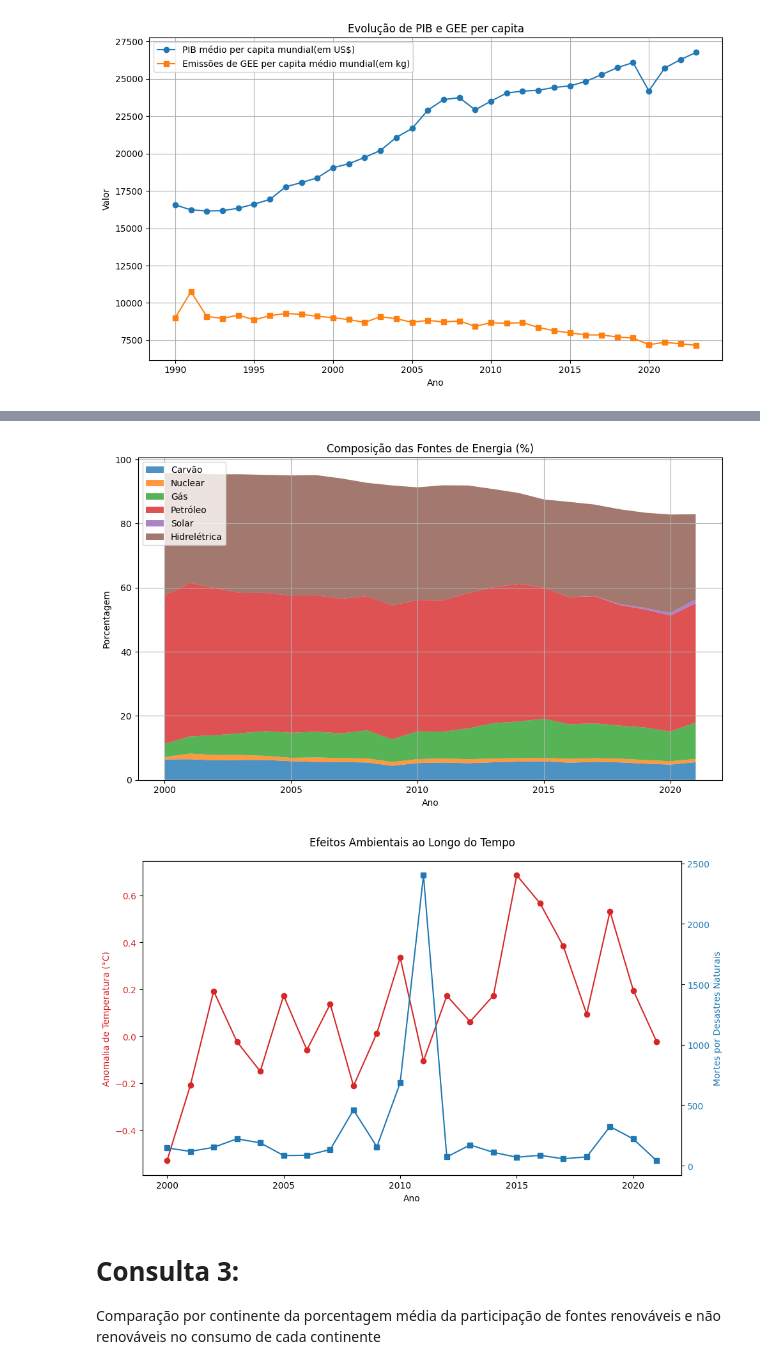
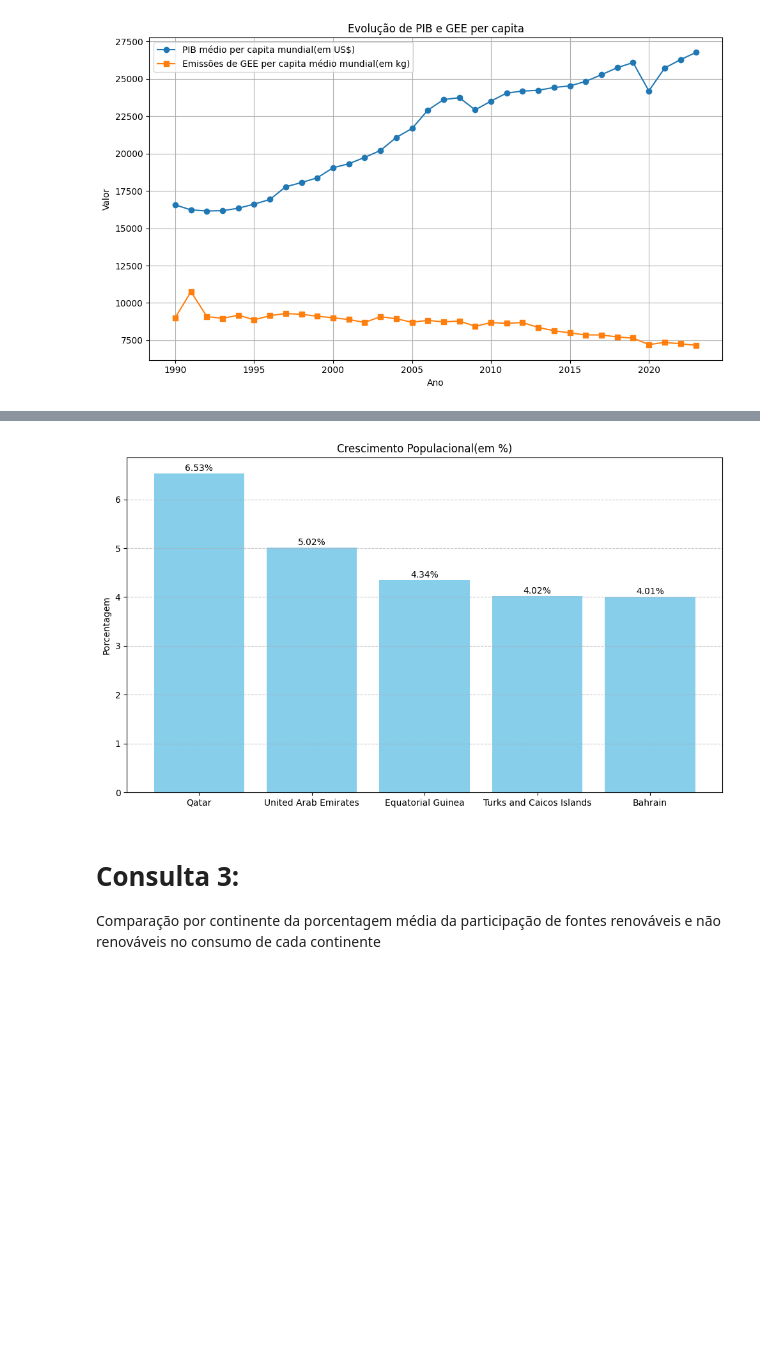
Before and after one commit to caique-dev/matriz_energetica_duckdb, a Jupyter notebook: code/consultas.ipynb, the cells around one changed output, grey strips where cells are left out. Drawn from its saved outputs; the diff is of its cells as text; code cells hidden in the pictures; blank space fills up the shorter version.

```diff
--- a/code/consultas.ipynb
+++ b/code/consultas.ipynb
@@ -104,65 +99,21 @@ tab = con.query(q).show()
-# %%
-anos = np.array([r[0] for r in resultado])
-
-fonte_carvao = np.array([r[1] for r in resultado])
-fonte_nuclear = np.array([r[2] for r in resultado])
-fonte_gas = np.array([r[3] for r in resultado])
-fonte_petroleo = np.array([r[4] for r in resultado])
-fonte_solar = np.array([r[5] for r in resultado])
-fonte_hidreletrica = np.array([r[6] for r in resultado])
-
-anomalia_temperatura = np.array([r[7] for r in resultado])
-mortes_desastres = np.array([r[8] for r in resultado])
-
-# ============
-# GRÁFICO 1 – Fontes de Energia (barras empilhadas)
-# ============
-fig, ax1 = plt.subplots(figsize=(10, 6))
-
-ax1.stackplot(
-    anos,
-    fonte_carvao,
-    fonte_nuclear,
-    fonte_gas,
-    fonte_petroleo,
-    fonte_solar,
-    fonte_hidreletrica,
-    labels=[
-        "Carvão", "Nuclear", "Gás", "Petróleo", "Solar", "Hidrelétrica"
-    ],
-    alpha=0.8
-)
-ax1.set_title("Composição das Fontes de Energia (%)")
-ax1.set_ylabel("Porcentagem")
-ax1.set_xlabel("Ano")
-ax1.legend(loc="upper left")
-ax1.grid(True)
-plt.tight_layout()
-plt.show()
-
-# ============
-# GRÁFICO 2 – Temperatura e Mortes (eixos duplos)
-# ============
-fig, ax2 = plt.subplots(figsize=(10, 6))
-
-# Curva da temperatura
-ax2.set_xlabel("Ano")
-ax2.set_ylabel("Anomalia de Temperatura (°C)", color="tab:red")
-ax2.plot(anos, anomalia_temperatura, color="tab:red", marker='o', label="Anomalia de Temperatura")
-ax2.tick_params(axis='y', labelcolor="tab:red")
-
-# Segundo eixo: mortes por desastres
-ax3 = ax2.twinx()
-ax3.set_ylabel("Mortes por Desastres Naturais", color="tab:blue")
-ax3.plot(anos, mortes_desastres, color="tab:blue", marker='s', label="Mortes")
-ax3.tick_params(axis='y', labelcolor="tab:blue")
-
-fig.suptitle("Efeitos Ambientais ao Longo do Tempo")
-fig.tight_layout()
-plt.show()
-# %% [output]
-[figure, removed]
-[figure, removed]
+# %%
+paises = [d[0] for d in resultado]
+crescimento = [d[1] for d in resultado]
+
+plt.figure(figsize=(10, 6))
+plt.bar(paises, crescimento, color="skyblue")
+
+for i, v in enumerate(crescimento):
+    plt.text(paises[i], v + 0.05, f"{v:.2f}%", ha='center')
+
+plt.ylabel('Porcentagem')
+plt.title('Crescimento Populacional(em %)')
+plt.grid(axis='y', linestyle='--', alpha=0.7)
+plt.tight_layout()
+
+plt.show()
+# %% [output]
+[figure, added]
 # %% [markdown]
 # Consulta 3:
 Comparação por continente da porcentagem média da participação de fontes renováveis e não renováveis no consumo de cada continente
```
Also changed, not shown: parts of 9 cells of this notebook, 1 other file.
